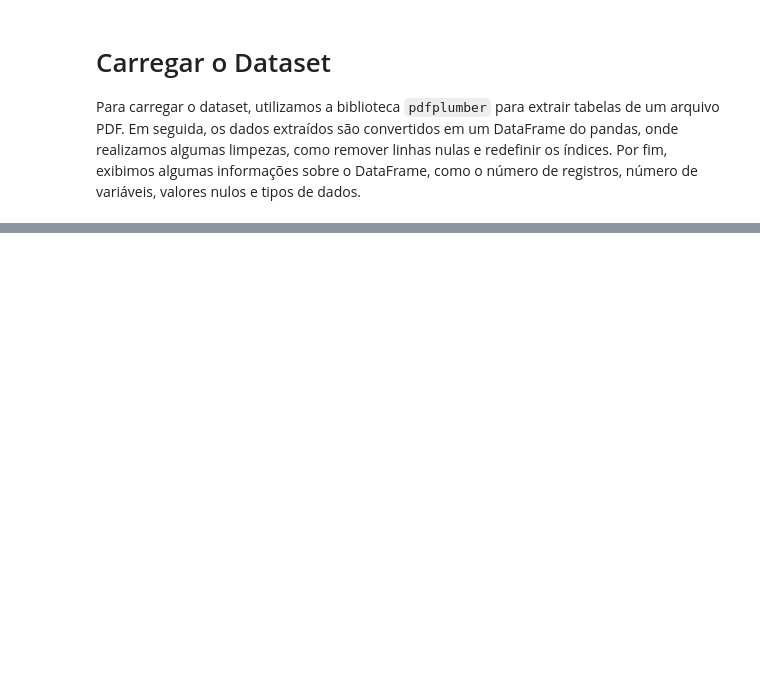
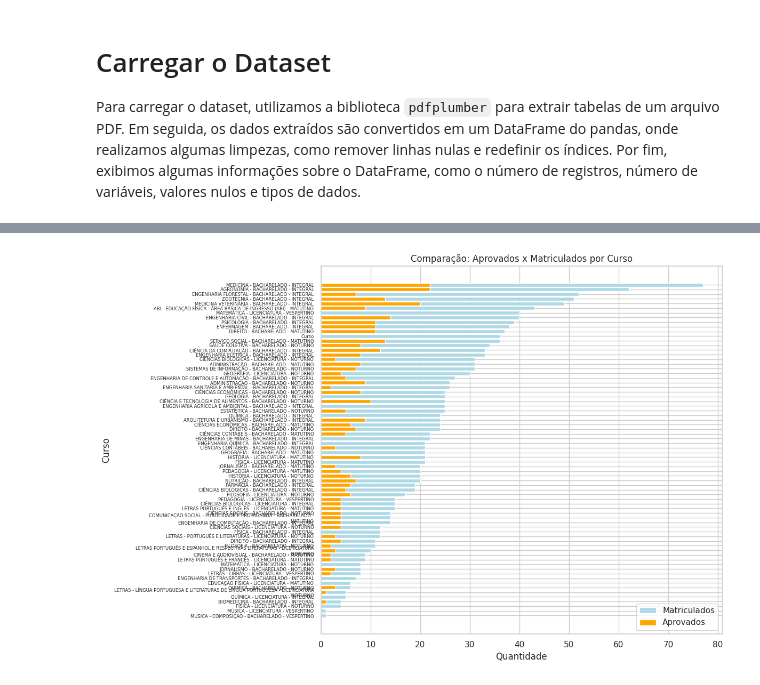
Before and after one commit to WesleyDev184/UFMT, a Jupyter notebook: Dados/Lista5/main.ipynb, the cells around one changed output, grey strips where cells are left out. Drawn from its saved outputs; the diff is of its cells as text; code cells hidden in the pictures; blank space fills up the shorter version.

```diff
--- a/Dados/Lista5/main.ipynb
+++ b/Dados/Lista5/main.ipynb
@@ -43,0 +70,23 @@ df.head()
+# %%
+aprovados_mask = df["Tipo de Vaga"].isin(["LB_PPI", "LI_PPI"])
+matriculados = df.groupby("Curso").size()
+aprovados = df[aprovados_mask].groupby("Curso").size().reindex(matriculados.index, fill_value=0)
+
+matriculados_sorted = matriculados.sort_values(ascending=True)
+aprovados_sorted = aprovados.reindex(matriculados_sorted.index)
+
+fig, ax = plt.subplots(figsize=(12, 8))
+
+ax.barh(matriculados_sorted.index, matriculados_sorted, label="Matriculados", color="lightblue")
+ax.barh(aprovados_sorted.index, aprovados_sorted, label="Aprovados", color="orange")
+
+ax.set_xlabel("Quantidade")
+ax.set_ylabel("Curso")
+ax.set_title("Comparação: Aprovados x Matriculados por Curso")
+ax.tick_params(axis="y", labelsize=6)
+ax.legend()
+
+plt.tight_layout()
+plt.show()
+# %% [output]
+[figure, added]
```
Also changed, not shown: parts of 10 cells of this notebook.
